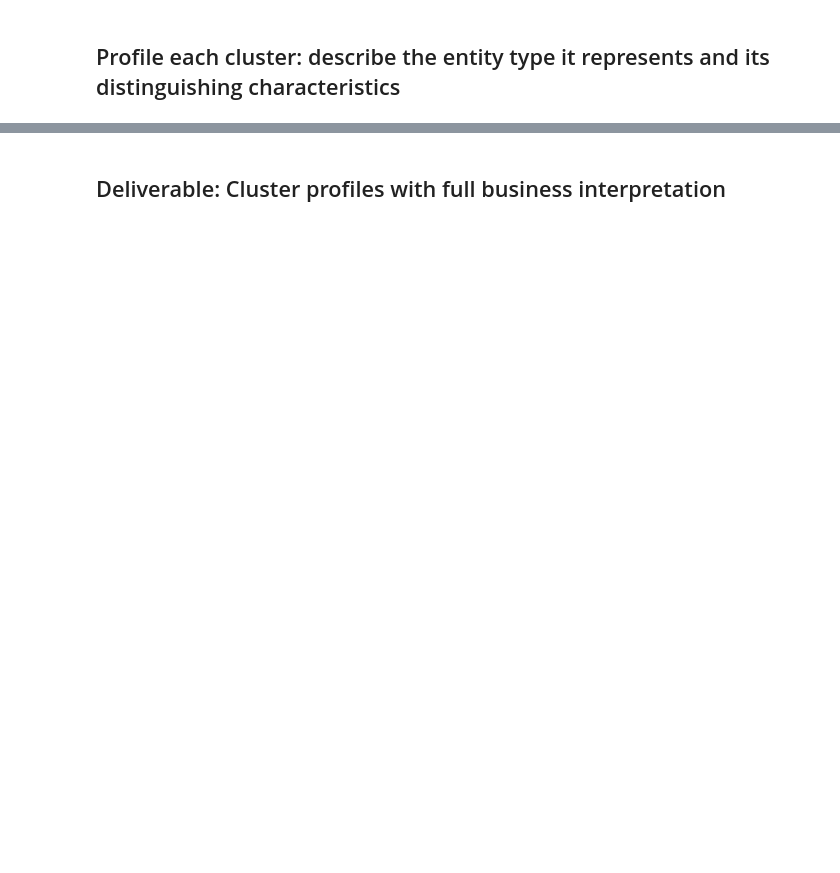
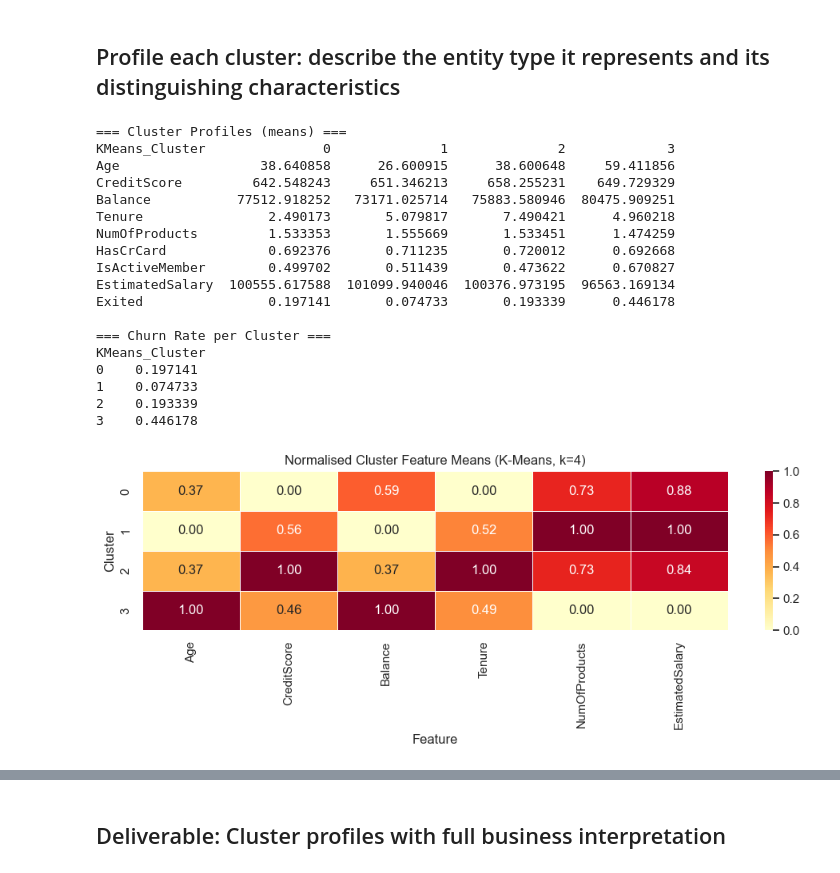
Before and after one commit to Kelompok4-PPTI20/data-mining, a Jupyter notebook: notebooks/notebook.ipynb, the cells around one changed output, grey strips where cells are left out. Saved outputs shown, nothing was run; the diff lists cells and outputs as text; code cells hidden in the pictures; blank space fills up the shorter version.

```diff
--- a/notebooks/notebook.ipynb
+++ b/notebooks/notebook.ipynb
@@ -397,2 +430,16 @@ Cleaned dataset saved successfully to '../data/processed/churn_clean.csv'.
 # %% [markdown]
 ## Use DBSCAN to identify outlier profiles and noise points within the data
+# %%
+# ── Phase 2 ─ DBSCAN Outlier / Noise Detection ───────────────────────────────
+from sklearn.cluster import DBSCAN
+
+dbscan = DBSCAN(eps=1.5, min_samples=10)
+df_clean['DBSCAN_Label'] = dbscan.fit_predict(X_scaled)
+
+n_clusters_db = len(set(df_clean['DBSCAN_Label'])) - (1 if -1 in df_clean['DBSCAN_Label'].values else 0)
+n_noise       = (df_clean['DBSCAN_Label'] == -1).sum()
+
+print(f'DBSCAN clusters found : {n_clusters_db}')
+print(f'Noise / outlier points: {n_noise} ({n_noise/len(df_clean)*100:.2f}%)')
+print('Label distribution:')
+print(df_clean['DBSCAN_Label'].value_counts().sort_index())
@@ -403,2 +531,66 @@ Cleaned dataset saved successfully to '../data/processed/churn_clean.csv'.
 # %% [markdown]
 ## Profile each cluster: describe the entity type it represents and its distinguishing characteristics
+# %%
+# ── Phase 2 ─ Cluster Profiling ───────────────────────────────────────────────
+# Load original (un-scaled) data for interpretable profiling
+import pandas as pd
+import numpy as np
+import matplotlib.pyplot as plt
+import seaborn as sns
+
+df_orig = pd.read_csv('../data/raw/churn.csv')
+df_orig['KMeans_Cluster'] = df_clean['KMeans_Cluster'].values
+df_orig['DBSCAN_Label']   = df_clean['DBSCAN_Label'].values
+
+profile_cols = ['Age', 'CreditScore', 'Balance', 'Tenure', 'NumOfProducts',
+                'HasCrCard', 'IsActiveMember', 'EstimatedSalary', 'Exited']
+
+cluster_profile = df_orig.groupby('KMeans_Cluster')[profile_cols].mean()
+print('=== Cluster Profiles (means) ===')
+print(cluster_profile.T.to_string())
+print()
+
+churn_rate = df_orig.groupby('KMeans_Cluster')['Exited'].mean().rename('ChurnRate')
+print('=== Churn Rate per Cluster ===')
+print(churn_rate.to_string())
+print()
+
+# Normalised heatmap
+norm_cols = ['Age', 'CreditScore', 'Balance', 'Tenure', 'NumOfProducts', 'EstimatedSalary']
+means     = cluster_profile[norm_cols]
+means_norm = (means - means.min()) / (means.max() - means.min())
+
+plt.figure(figsize=(10, 4))
+sns.heatmap(means_norm, annot=True, fmt='.2f', cmap='YlOrRd', linewidths=0.5)
+plt.title('Normalised Cluster Feature Means (K-Means, k=4)')
+plt.xlabel('Feature')
+plt.ylabel('Cluster')
+plt.tight_layout()
+plt.show()
+
+print("""
+=== Business Interpretation ===
+Review heatmap rows; clusters with high Balance + low IsActiveMember
+and high Exited rate represent the disengaged/high-risk churn profile.
+Clusters with high IsActiveMember + low Balance tend to be loyal low-savers.
+""")
+# %% [output]
+=== Cluster Profiles (means) ===
+KMeans_Cluster               0              1              2             3
+Age                  38.640858      26.600915      38.600648     59.411856
+CreditScore         642.548243     651.346213     658.255231    649.729329
+Balance           77512.918252   73171.025714   75883.580946  80475.909251
+Tenure                2.490173       5.079817       7.490421      4.960218
+NumOfProducts         1.533353       1.555669       1.533451      1.474259
+HasCrCard             0.692376       0.711235       0.720012      0.692668
+IsActiveMember        0.499702       0.511439       0.473622      0.670827
+EstimatedSalary  100555.617588  101099.940046  100376.973195  96563.169134
+Exited                0.197141       0.074733       0.193339      0.446178
+
+=== Churn Rate per Cluster ===
+KMeans_Cluster
+0    0.197141
+1    0.074733
+2    0.193339
+3    0.446178
+[figure, added]
```
Also changed, not shown: parts of 17 cells of this notebook, 5 other files.
